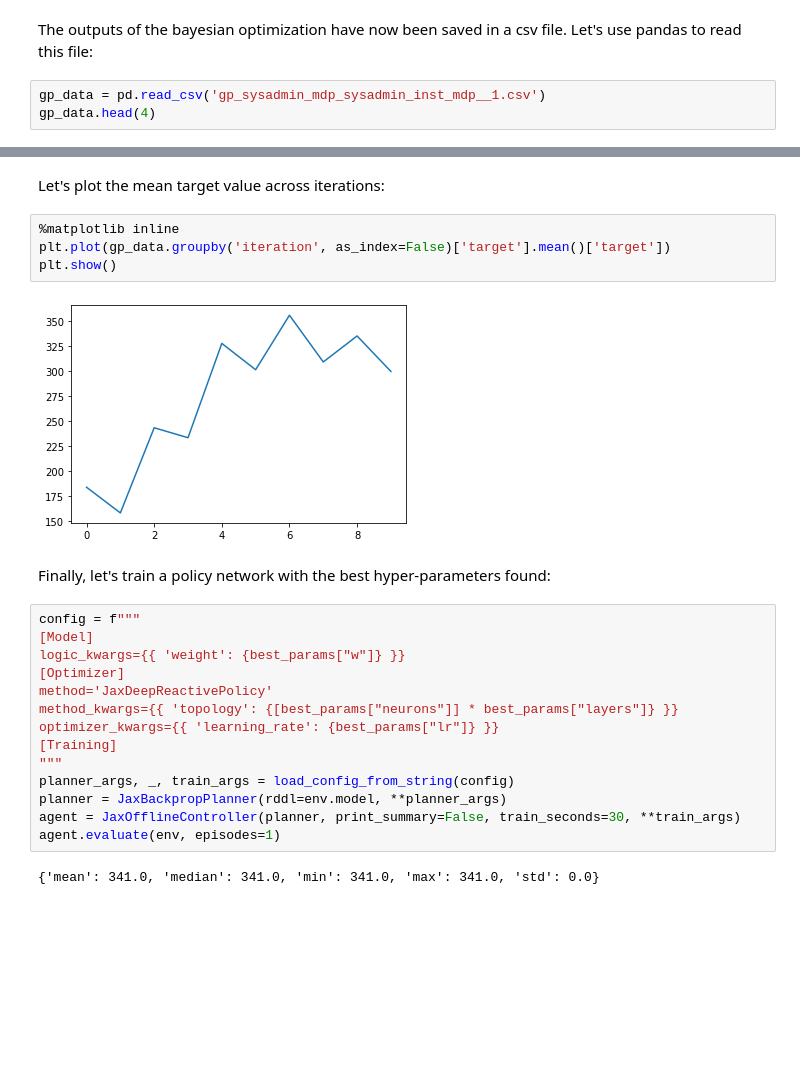
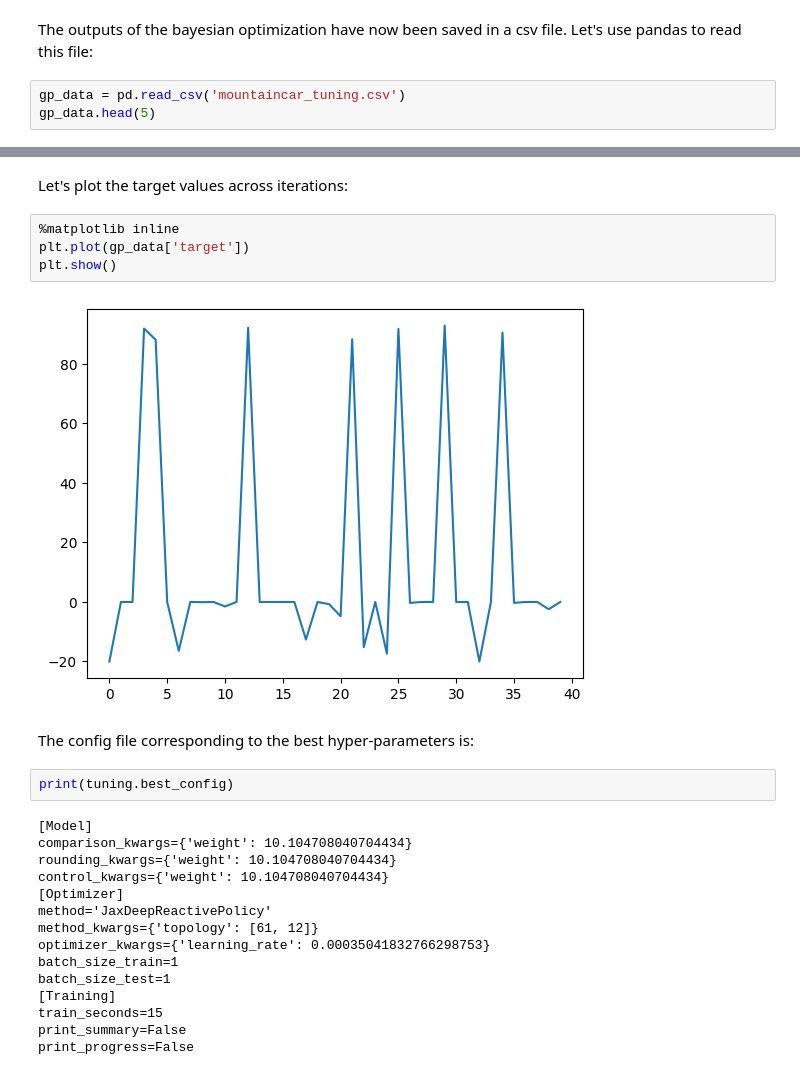
Before and after one commit to pyrddlgym-project/pyRDDLGym, a Jupyter notebook: docs/notebooks/tuning_hyperparameters_in_jaxplan.ipynb, the cells around one changed output, grey strips where cells are left out. Saved outputs shown, nothing was run; the diff lists cells and outputs as text; blank space fills up the shorter version.

Commit message:
Update tuning notebook to new jaxplan version

```diff
--- a/docs/notebooks/tuning_hyperparameters_in_jaxplan.ipynb
+++ b/docs/notebooks/tuning_hyperparameters_in_jaxplan.ipynb
@@ -41,6 +72,6 @@ print(best_params)
 # %% [markdown]
 The outputs of the bayesian optimization have now been saved in a csv file. Let's use pandas to read this file:
 # %%
-gp_data = pd.read_csv('gp_sysadmin_mdp_sysadmin_inst_mdp__1.csv')
-gp_data.head(4)
+gp_data = pd.read_csv('mountaincar_tuning.csv')
+gp_data.head(5)
 # %% [output]
@@ -52,26 +84,27 @@ gp_data.head(4)
 # %% [markdown]
-Let's plot the mean target value across iterations:
+Let's plot the target values across iterations:
 # %%
 %matplotlib inline
-plt.plot(gp_data.groupby('iteration', as_index=False)['target'].mean()['target'])
+plt.plot(gp_data['target'])
 plt.show()
 # %% [output]
-[figure, old version]
+[figure, new version]
 # %% [markdown]
-Finally, let's train a policy network with the best hyper-parameters found:
+The config file corresponding to the best hyper-parameters is:
 # %%
-config = f"""
-[Model]
-logic_kwargs={{ 'weight': {best_params["w"]} }}
-[Optimizer]
-method='JaxDeepReactivePolicy'
-method_kwargs={{ 'topology': {[best_params["neurons"]] * best_params["layers"]} }}
-optimizer_kwargs={{ 'learning_rate': {best_params["lr"]} }}
-[Training]
-"""
-planner_args, _, train_args = load_config_from_string(config)
-planner = JaxBackpropPlanner(rddl=env.model, **planner_args)
-agent = JaxOfflineController(planner, print_summary=False, train_seconds=30, **train_args)
-agent.evaluate(env, episodes=1)
+print(tuning.best_config)
 # %% [output]
-{'mean': 341.0, 'median': 341.0, 'min': 341.0, 'max': 341.0, 'std': 0.0}
+[Model]
+comparison_kwargs={'weight': 10.104708040704434}
+rounding_kwargs={'weight': 10.104708040704434}
+control_kwargs={'weight': 10.104708040704434}
+[Optimizer]
+method='JaxDeepReactivePolicy'
+method_kwargs={'topology': [61, 12]}
+optimizer_kwargs={'learning_rate': 0.00035041832766298753}
+batch_size_train=1
+batch_size_test=1
+[Training]
+train_seconds=15
+print_summary=False
+print_progress=False
```
Also changed, not shown: parts of 13 cells of this notebook, 3 other files.
